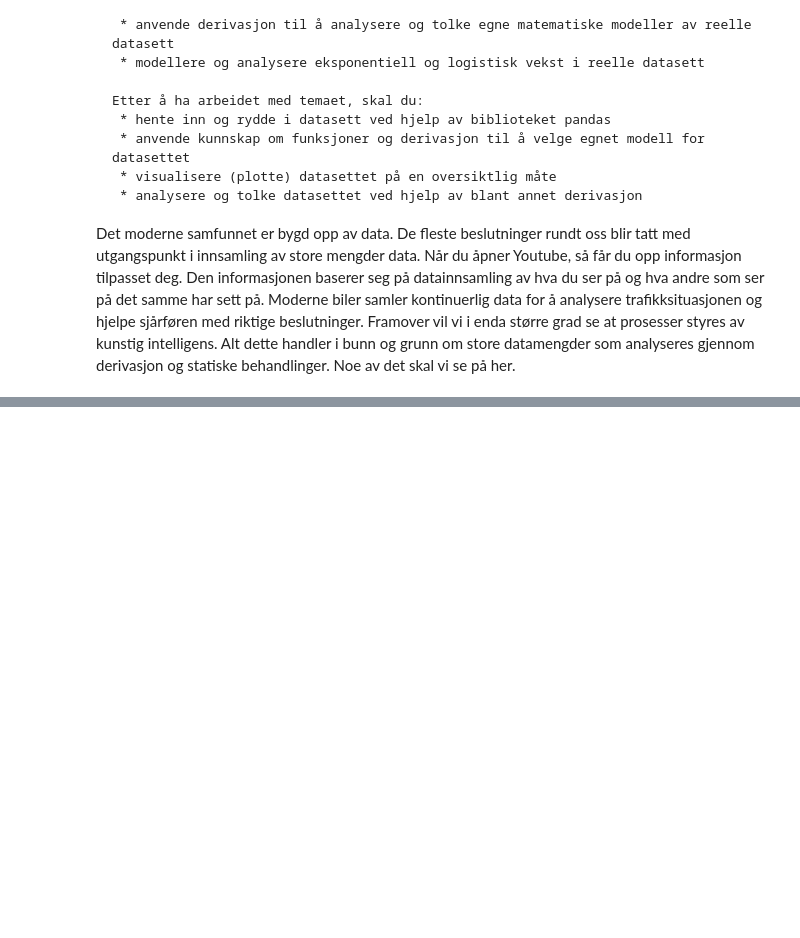
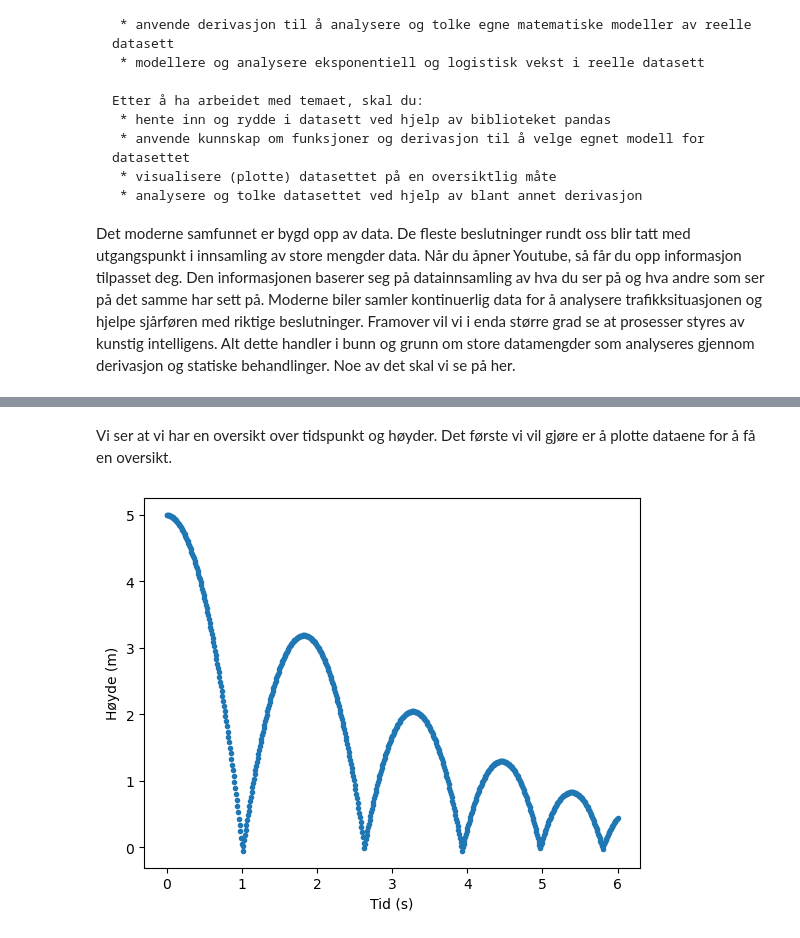
Before and after one commit to kstige/Matematikk-R1, a Jupyter notebook: _build/jupyter_execute/docs/numerikkmodeller/reelledatasett.ipynb, the cells around one changed output, grey strips where cells are left out. Drawn from its saved outputs; the diff is of its cells as text; code cells hidden in the pictures; blank space fills up the shorter version.

```diff
--- a/_build/jupyter_execute/docs/numerikkmodeller/reelledatasett.ipynb
+++ b/_build/jupyter_execute/docs/numerikkmodeller/reelledatasett.ipynb
@@ -83,0 +100,9 @@ KeyError: 26
+# %%
+import pandas as pd
+
+data = pd.read_csv("sprettball.csv", sep = ",")
+
+# Skriver ut øverste del av datasettet for å få litt oversikt.
+# Her må du vanligvis skrive print(data.head()) for å få det ut, men i en jupyter notebook som disse sidene
+# baserer seg på, så er ikke det nødvendig
+data.head()
@@ -83,0 +116,12 @@ KeyError: 26
+# %% [markdown]
+Vi ser at vi har en oversikt over tidspunkt og høyder. Det første vi vil gjøre er å plotte dataene for å få en oversikt.
+# %%
+tid = np.array(data["tid"])
+hoyde = np.array(data["hoyde"])
+
+plt.plot(tid, hoyde, '.')
+plt.xlabel("Tid (s)")
+plt.ylabel("Høyde (m)")
+plt.show()
+# %% [output]
+[figure, added]
```
Also changed, not shown: parts of 15 cells of this notebook, 27 other files.
